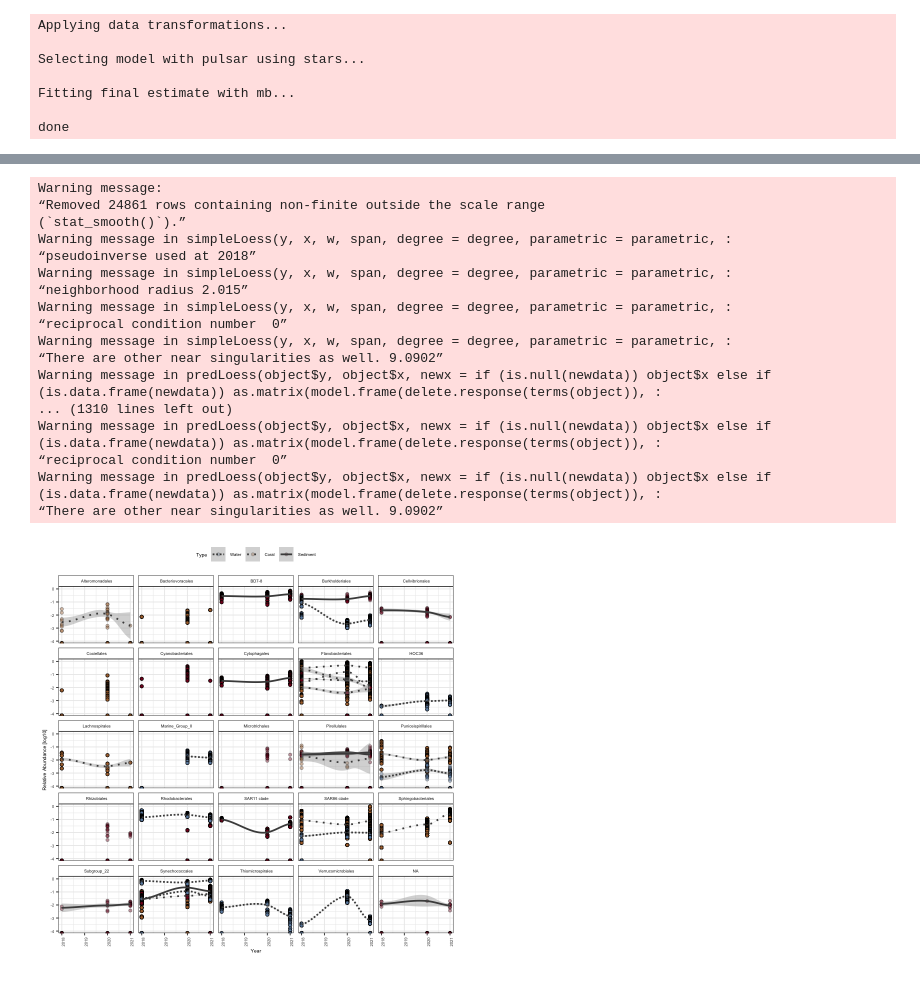
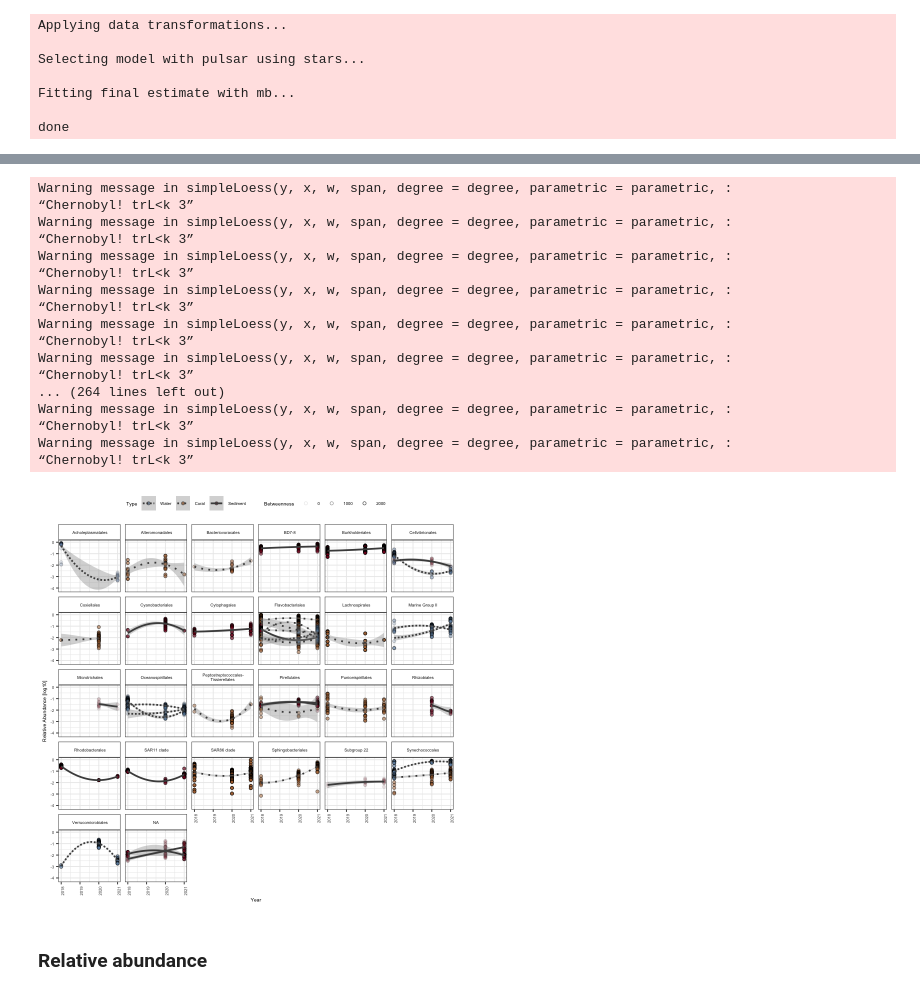
Before and after one commit to srosales712/SCTLD-zones, a Jupyter notebook: Networks.ipynb, the cells around one changed output, grey strips where cells are left out. Saved outputs shown, nothing was run; the diff lists cells and outputs as text; code cells hidden in the pictures.

```diff
--- a/Networks.ipynb
+++ b/Networks.ipynb
@@ -1922,0 +1829,13 @@ unique(KP_join$Date)
+# %%
+# combine relative abundance and network metrics
+KP_join=KP_join %>%
+  left_join(
+    combo %>%
+      activate(nodes) %>%
+      mutate(Betweenness = centrality_betweenness()) %>%
+      as_tibble(),
+    by = c("OTU" = "name"),
+    relationship = "many-to-many"
+  )
+head(KP_join)
+dim(KP_join)
@@ -1927,64 +1861,63 @@ KP_join$Date <- factor(KP_join$Date, levels = c("5/8/18","6/5/18","6/28/18",
                                               "2/12/21",'2/13/21'))
 
 KP_join %>%
+filter(is.numeric(Abundance)) %>%
+filter(Abundance >0) %>%
   mutate_if(is.character, stringr::str_replace_all, pattern = "o__", replacement = "") %>%
   mutate_if(is.character, stringr::str_replace_all, pattern = "_clade", replacement = " clade") %>%
+mutate_if(is.character, stringr::str_replace_all, pattern = "Peptostreptococcales-Tissierellales", replacement = "Peptostreptococcales-\nTissierellales") %>%
+mutate_if(is.character, stringr::str_replace_all, pattern = "Marine_Group_II", replacement = "Marine Group II") %>%
+mutate_if(is.character, stringr::str_replace_all, pattern = "Subgroup_22", replacement = "Subgroup 22") %>%
 
 ggplot(aes(x=Year, y=log10(Abundance))) +
 
- geom_point(aes(fill=KP), pch=21, alpha=0.4) +
-  geom_smooth(aes(color=ASVs.y, linetype =KP), method = 'loess', formula = y ~ x, ) +
+ geom_point(aes(fill=KP, alpha=Betweenness), pch=21) +
+  geom_smooth(aes(color=ASVs.y, linetype =KP), method = 'loess', formula = y ~ x, span = 50 ) +
 
 guides(linetype = guide_legend(override.aes = list(color = "#4B4B4B"))) +
   facet_wrap(. ~ Order.y) +
   scale_color_manual(values = rep("#4B4B4B", length(unique(KP_join$ASVs.y)))) +
   scale_fill_manual(values = c("#6F8FAF", "#AD6F3B", "#800020")) +
   scale_linetype_manual(values = c(11, "dotted", "solid")) +
   theme_bw() +
   guides(
-    #fill = guide_legend(keywidth = 0.8, keyheight = 0.50, ncol = 3),
-    #fill = guide_legend(override.aes = list(color = NA)),
     color = "none",
     shape = "none"
   )  +
 
 theme(axis.text.x = element_text(angle = 90, hjust = 1, size=8)) +
 theme(legend.text =element_text(size=5)) +
 theme(legend.title = element_text(size=6)) +
 theme(axis.title.x = element_text(size = 6)) +
 theme(axis.title.y = element_text(size = 6)) +
 theme(axis.text.x = element_text(size =5)) +
 theme(axis.text.y = element_text(size =5)) +
 theme(strip.text.x = element_text(size =5)) +
 theme(strip.background = element_rect(fill="white")) +
 theme(legend.position="top") +
-#scale_x_continuous(breaks=seq(1,2,3)) +
-#scale_x_discrete(name ="Site Status",
- #                   limits=c("1","2","3"),
-  #              labels=c("Vul", "Epi", "End")) +
-#scale_x_date(date_breaks = "6 month", date_labels =  "%b %Y") +
+
 
 labs(fill='Type') +
 labs(linetype='Type') +
 ylab("Relative Abundance [log10]")
-ggsave("/Users/stephanie.rosales/Documents/Tissueloss/EPA2/Figures/rf_time2.png",
+ggsave("/Users/stephanie.rosales/Documents/Tissueloss/EPA2/Figures/Figure6.png",
     width = 6, height = 6, units = "in", dpi=300)
 # %% [output]
-Warning message:
-“Removed 24861 rows containing non-finite outside the scale range
-(`stat_smooth()`).”
 Warning message in simpleLoess(y, x, w, span, degree = degree, parametric = parametric, :
-“pseudoinverse used at 2018”
+“Chernobyl! trL<k 3”
 Warning message in simpleLoess(y, x, w, span, degree = degree, parametric = parametric, :
-“neighborhood radius 2.015”
+“Chernobyl! trL<k 3”
 Warning message in simpleLoess(y, x, w, span, degree = degree, parametric = parametric, :
-“reciprocal condition number  0”
+“Chernobyl! trL<k 3”
 Warning message in simpleLoess(y, x, w, span, degree = degree, parametric = parametric, :
-“There are other near singularities as well. 9.0902”
-Warning message in predLoess(object$y, object$x, newx = if (is.null(newdata)) object$x else if (is.data.frame(newdata)) as.matrix(model.frame(delete.response(terms(object)), :
-... (1310 lines left out)
-Warning message in predLoess(object$y, object$x, newx = if (is.null(newdata)) object$x else if (is.data.frame(newdata)) as.matrix(model.frame(delete.response(terms(object)), :
-“reciprocal condition number  0”
-Warning message in predLoess(object$y, object$x, newx = if (is.null(newdata)) object$x else if (is.data.frame(newdata)) as.matrix(model.frame(delete.response(terms(object)), :
-“There are other near singularities as well. 9.0902”
+“Chernobyl! trL<k 3”
+Warning message in simpleLoess(y, x, w, span, degree = degree, parametric = parametric, :
+“Chernobyl! trL<k 3”
+Warning message in simpleLoess(y, x, w, span, degree = degree, parametric = parametric, :
+“Chernobyl! trL<k 3”
+... (264 lines left out)
+Warning message in simpleLoess(y, x, w, span, degree = degree, parametric = parametric, :
+“Chernobyl! trL<k 3”
+Warning message in simpleLoess(y, x, w, span, degree = degree, parametric = parametric, :
+“Chernobyl! trL<k 3”
-[figure, old version]
+[figure, new version]
@@ -1998,0 +1924,2 @@ hist(log2(KP_join$Abundance), xlab = "OTU Count coral", main = "", col = "lightb
+# %% [markdown]
+### Relative abundance
```
Also changed, not shown: parts of 71 cells of this notebook, 1 other file.
